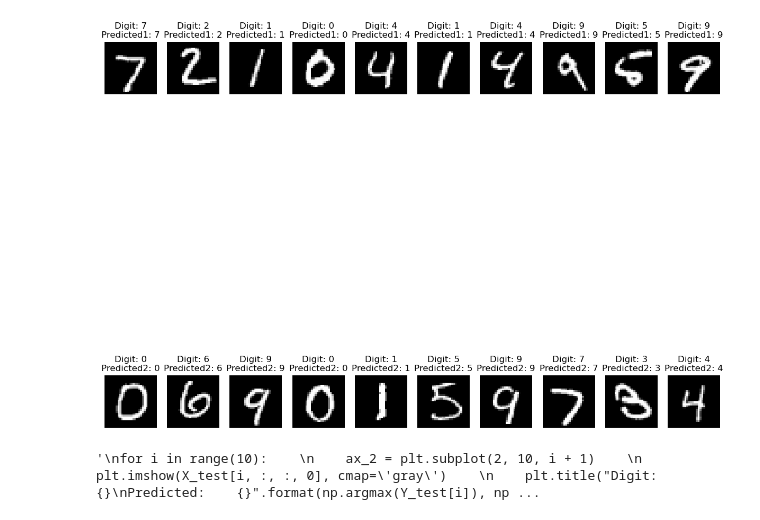
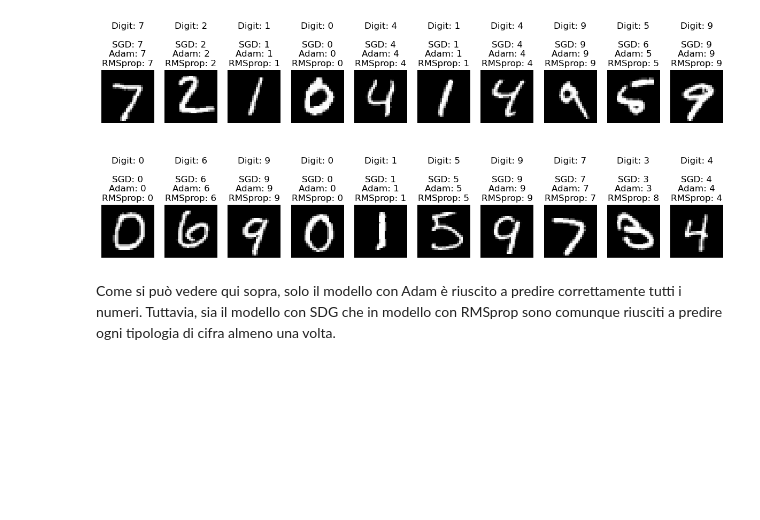
Before and after one commit to paolo-magnani/Esercizi_LSN, a Jupyter notebook: Es12/Esercitazione12.ipynb, the cells around one changed output. Cells and saved outputs as stored; diff of their text form; code cells hidden in the pictures; blank space fills up the shorter version.

```diff
--- a/Es12/Esercitazione12.ipynb
+++ b/Es12/Esercitazione12.ipynb
@@ -113,22 +111,32 @@ Model compiled successfully and ready to be trained.
 # %%
 # training parameters
 batch_size = 32
-epochs = 20
+epochs = 10
 
 # create the deep neural net
-model_DNN = compile_model()
-model_DNN_2 = compile_model_2()
+model_DNN_SDG = compile_model_SDG()
+model_DNN_Adam = compile_model_Adam()
+model_DNN_RMSprop =compile_model_RMSprop()
 
 # train DNN and store training info in history
-history = model_DNN.fit(X_train, Y_train,
+print('model with SDG training: ')
+history_SDG = model_DNN_SDG.fit(X_train, Y_train,
           batch_size=batch_size,
           epochs=epochs,
           verbose=1,
           validation_data=(X_test, Y_test))
 
-history_2 = model_DNN_2.fit(X_train, Y_train,
+print('model with Adam training: ')
+history_Adam = model_DNN_Adam.fit(X_train, Y_train,
           batch_size=batch_size,
           epochs=epochs,
           verbose=1,
           validation_data=(X_test, Y_test))
+
+print('model with RMSprop trainig: ')
+history_RMSprop = model_DNN_RMSprop.fit(X_train, Y_train,
+          batch_size=batch_size,
+          epochs=epochs,
+          verbose=1,
+          validation_data=(X_test, Y_test))
 # %% [output]
@@ -174,26 +208,15 @@ X_test = X_test.reshape(X_test.shape[0], img_rows*img_cols)
 # %%
-predictions = model_DNN.predict(X_test)
-predictions_2 = model_DNN_2.predict(X_test)
+predictions = model_DNN_SDG.predict(X_test)
+predictions2 = model_DNN_Adam.predict(X_test)
+predictions3 = model_DNN_RMSprop.predict(X_test)
 
 X_test = X_test.reshape(X_test.shape[0], img_rows, img_cols,1)
 
-plt.figure(figsize=(15, 15))
+plt.figure(figsize=(15, 6))
 for i in range(20):
     ax = plt.subplot(2, 10, i + 1)
     plt.imshow(X_test[i, :, :, 0], cmap='gray')
-    if i<10:
-        plt.title("Digit: {}\nPredicted1: {}".format(np.argmax(Y_test[i]), np.argmax(predictions[i])))
-        plt.axis('off')
-    else:
-        plt.title("Digit: {}\nPredicted2: {}".format(np.argmax(Y_test[i]), np.argmax(predictions_2[i])))
-        plt.axis('off')
+        plt.title("Digit: {}\n\nSGD: {}\nAdam: {}\nRMSprop: {}".format(np.argmax(Y_test[i]), np.argmax(predictions[i]), np.argmax(predictions2[i]), np.argmax(predictions3[i])))
+    plt.axis('off')
 plt.show()
-
-'''
-for i in range(10):
-    ax_2 = plt.subplot(2, 10, i + 1)
-    plt.imshow(X_test[i, :, :, 0], cmap='gray')
-    plt.title("Digit: {}\nPredicted:    {}".format(np.argmax(Y_test[i]), np.argmax(predictions_2[i])))
-    plt.axis('off')
-plt.show()'''
 # %% [output]
@@ -202,5 +226,6 @@ plt.show()'''
-[figure, old version]
+[figure, new version]
-'\nfor i in range(10):    \n    ax_2 = plt.subplot(2, 10, i + 1)    \n    plt.imshow(X_test[i, :, :, 0], cmap=\'gray\')    \n    plt.title("Digit: {}\nPredicted:    {}".format(np.argmax(Y_test[i]), np ...
+# %% [markdown]
+Come si può vedere qui sopra, solo il modello con Adam è riuscito a predire correttamente tutti i numeri. Tuttavia, sia il modello con SDG che in modello con RMSprop sono comunque riusciti a predire ogni tipologia di cifra almeno una volta.
 # %%
 X_test = X_test.reshape(X_test.shape[0], img_rows*img_cols)
 
```
Also changed, not shown: parts of 17 cells of this notebook.
